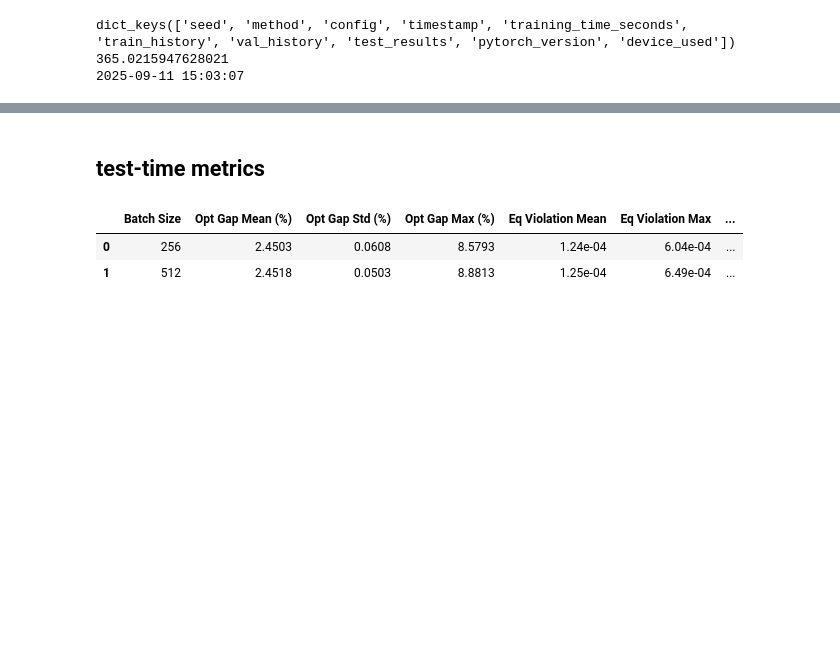
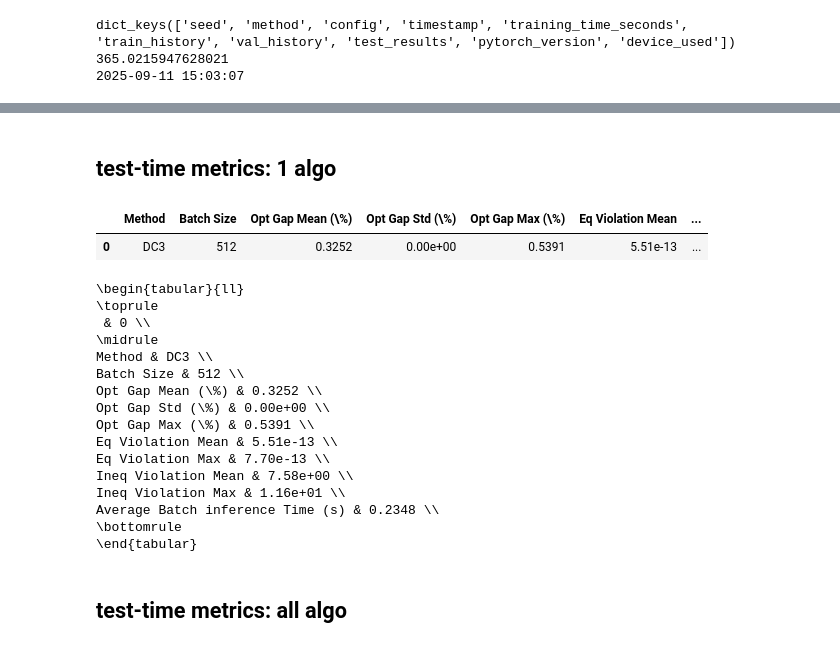
Before and after one commit to a874h/FSNet, a Jupyter notebook: results/get_results_AH.ipynb, the cells around one changed output, grey strips where cells are left out. Cells and saved outputs as stored; diff of their text form; code cells hidden in the pictures; blank space fills up the shorter version.

Commit message:
added results exploitation

```diff
--- a/results/get_results_AH.ipynb
+++ b/results/get_results_AH.ipynb
@@ -27,8 +27,11 @@ method = "DC3"
 prob_type = "convex"
 prob_name = "qp"
 seed = 2025
-dir_path = f"{prob_type}/{prob_name}/{prob_name.upper()}Problem-100-50-50-10000/MLP_{method}/results_seed{seed}.pkl"
-dir_path = f"{prob_type}/{prob_name}/{prob_name.upper()}Problem-192-238-120-1000/MLP_{method}/results_seed{seed}.pkl"
+fname = "Problem-100-50-50-10000"
+fname = "Problem-192-238-120-1000"
+#dir_path = f"{prob_type}/{prob_name}/{prob_name.upper()}Problem-100-50-50-10000/MLP_{method}/results_seed{seed}.pkl"
+#dir_path = f"{prob_type}/{prob_name}/{prob_name.upper()}Problem-192-238-120-1000/MLP_{method}/results_seed{seed}.pkl"
+dir_path = f"{prob_type}/{prob_name}/{prob_name.upper()}{fname}/MLP_{method}/results_seed{seed}.pkl"
 
 results = load_results(dir_path)
 # %%
@@ -88,32 +94,54 @@ print('training epoch_time.mean=', df.epoch_time.mean() )
 # %% [markdown]
-test-time metrics
+test-time metrics: 1 algo
 ---------
 # %%
+def results_to_readable(results):
+    # Get batch comparison data from the loaded results
+    batch_comparison = results['test_results']['batch_size_comparison']
 
-# Get batch comparison data from the loaded results
-batch_comparison = results['test_results']['batch_size_comparison']
+    # Create a more readable DataFrame by expanding the metrics
+    readable_data = []
+    for batch_size, data in batch_comparison.items():
+        metrics = data['metrics']
+        row = {'Method': method,
+            'Batch Size': batch_size,
+            'Opt Gap Mean (\%)': f"{metrics['opt_gap_mean']*100:.4f}",
+            #'Opt Gap Std (\%)': f"{metrics['opt_gap_std']*100:.4f}",
+            'Opt Gap Std (\%)': f"{metrics['opt_gap_std']*100:.2e}",
+            'Opt Gap Max (\%)': f"{metrics['opt_gap_max']*100:.4f}",
+            'Eq Violation Mean': f"{metrics['eq_violation_l1_mean']:.2e}",
+            'Eq Violation Max': f"{metrics['eq_violation_l1_max']:.2e}",
+            'Ineq Violation Mean': f"{metrics['ineq_violation_l1_mean']:.2e}",
+            'Ineq Violation Max': f"{metrics['ineq_violation_l1_max']:.2e}",
+            'Average Batch inference Time (s)': f"{metrics['avg_inference_time']:.4f}",
+        }
+        readable_data.append(row)
 
-# Create a more readable DataFrame by expanding the metrics
-readable_data = []
-for batch_size, data in batch_comparison.items():
-    metrics = data['metrics']
-    row = {
-        'Batch Size': batch_size,
-        'Opt Gap Mean (%)': f"{metrics['opt_gap_mean']*100:.4f}",
-        'Opt Gap Std (%)': f"{metrics['opt_gap_std']*100:.4f}",
-        'Opt Gap Max (%)': f"{metrics['opt_gap_max']*100:.4f}",
-        'Eq Violation Mean': f"{metrics['eq_violation_l1_mean']:.2e}",
-        'Eq Violation Max': f"{metrics['eq_violation_l1_max']:.2e}",
-        'Ineq Violation Mean': f"{metrics['ineq_violation_l1_mean']:.2e}",
-        'Ineq Violation Max': f"{metrics['ineq_violation_l1_max']:.2e}",
-        'Average Batch inference Time (s)': f"{metrics['avg_inference_time']:.4f}",
-    }
-    readable_data.append(row)
-
-df_readable = pd.DataFrame(readable_data)
+    df_readable = pd.DataFrame(readable_data)
+    return df_readable
+df_readable = results_to_readable(results)
 df_readable_styled = df_readable.style.set_properties(**{'text-align': 'center'})
 display(df_readable_styled)
+print(df_readable.T.to_latex())
 # %% [output]
-|  | Batch Size | Opt Gap Mean (%) | Opt Gap Std (%) | Opt Gap Max (%) | Eq Violation Mean | Eq Violation Max | ... |
-| 0 | 256 | 2.4503 | 0.0608 | 8.5793 | 1.24e-04 | 6.04e-04 | ... |
-| 1 | 512 | 2.4518 | 0.0503 | 8.8813 | 1.25e-04 | 6.49e-04 | ... |
+|  | Method | Batch Size | Opt Gap Mean (\%) | Opt Gap Std (\%) | Opt Gap Max (\%) | Eq Violation Mean | ... |
+| 0 | DC3 | 512 | 0.3252 | 0.00e+00 | 0.5391 | 5.51e-13 | ... |
+\begin{tabular}{ll}
+\toprule
+ & 0 \\
+\midrule
+Method & DC3 \\
+Batch Size & 512 \\
+Opt Gap Mean (\%) & 0.3252 \\
+Opt Gap Std (\%) & 0.00e+00 \\
+Opt Gap Max (\%) & 0.5391 \\
+Eq Violation Mean & 5.51e-13 \\
+Eq Violation Max & 7.70e-13 \\
+Ineq Violation Mean & 7.58e+00 \\
+Ineq Violation Max & 1.16e+01 \\
+Average Batch inference Time (s) & 0.2348 \\
+\bottomrule
+\end{tabular}
+# %% [markdown]
+test-time metrics: all algo
+---------
```
Also changed, not shown: parts of 7 cells of this notebook.
